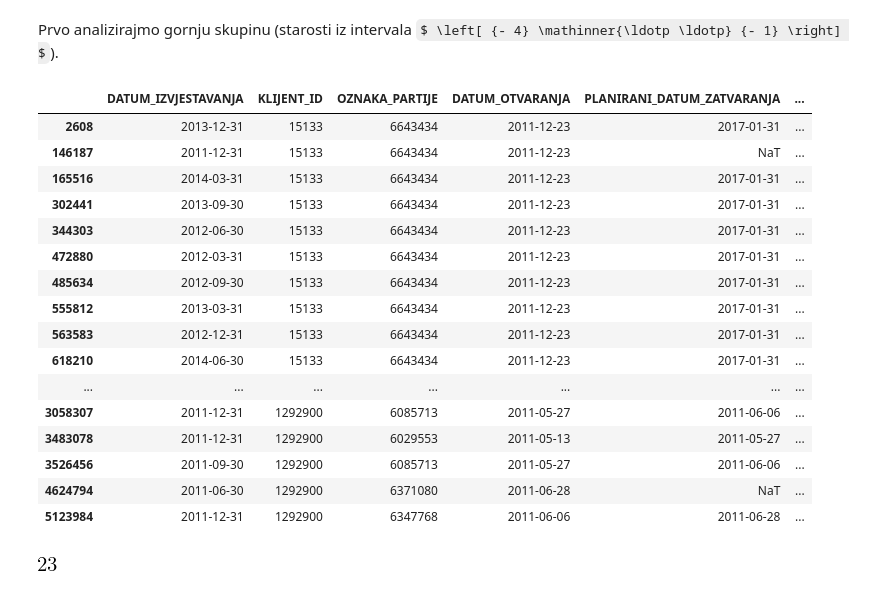
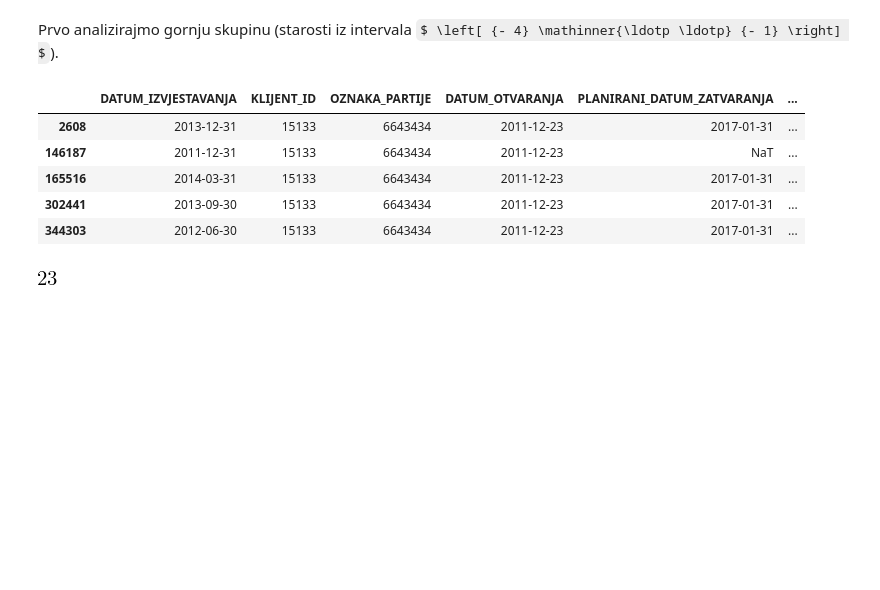
Before and after one commit to DavorPenzar/mozgalo, a Jupyter notebook: Observatorium.ipynb, the cells around one changed output. Saved outputs shown, nothing was run; the diff lists cells and outputs as text; code cells hidden in the pictures; some formulas as TeX source; blank space fills up the shorter version.

```diff
--- a/Observatorium.ipynb
+++ b/Observatorium.ipynb
@@ -478,25 +466,14 @@ Primijećujemo da su zapravo negativne starosti jako polarizirane: ili su u inte
 # %% [markdown]
 Prvo analizirajmo gornju skupinu (starosti iz intervala $ \left[ {- 4} \mathinner{\ldotp \ldotp} {- 1} \right] $).
 # %%
-df.loc[np.logical_and(df.STAROST >= -1000, df.STAROST < 0)]
+df.loc[np.logical_and(df.STAROST >= -1000, df.STAROST < 0)].head()
 # %% [output]
 |  | DATUM_IZVJESTAVANJA | KLIJENT_ID | OZNAKA_PARTIJE | DATUM_OTVARANJA | PLANIRANI_DATUM_ZATVARANJA | ... |
 | 2608 | 2013-12-31 | 15133 | 6643434 | 2011-12-23 | 2017-01-31 | ... |
 | 146187 | 2011-12-31 | 15133 | 6643434 | 2011-12-23 | NaT | ... |
 | 165516 | 2014-03-31 | 15133 | 6643434 | 2011-12-23 | 2017-01-31 | ... |
 | 302441 | 2013-09-30 | 15133 | 6643434 | 2011-12-23 | 2017-01-31 | ... |
 | 344303 | 2012-06-30 | 15133 | 6643434 | 2011-12-23 | 2017-01-31 | ... |
-| 472880 | 2012-03-31 | 15133 | 6643434 | 2011-12-23 | 2017-01-31 | ... |
-| 485634 | 2012-09-30 | 15133 | 6643434 | 2011-12-23 | 2017-01-31 | ... |
-| 555812 | 2013-03-31 | 15133 | 6643434 | 2011-12-23 | 2017-01-31 | ... |
-| 563583 | 2012-12-31 | 15133 | 6643434 | 2011-12-23 | 2017-01-31 | ... |
-| 618210 | 2014-06-30 | 15133 | 6643434 | 2011-12-23 | 2017-01-31 | ... |
-| ... | ... | ... | ... | ... | ... | ... |
-| 3058307 | 2011-12-31 | 1292900 | 6085713 | 2011-05-27 | 2011-06-06 | ... |
-| 3483078 | 2011-12-31 | 1292900 | 6029553 | 2011-05-13 | 2011-05-27 | ... |
-| 3526456 | 2011-09-30 | 1292900 | 6085713 | 2011-05-27 | 2011-06-06 | ... |
-| 4624794 | 2011-06-30 | 1292900 | 6371080 | 2011-06-28 | NaT | ... |
-| 5123984 | 2011-12-31 | 1292900 | 6347768 | 2011-06-06 | 2011-06-28 | ... |
 # %%
 df.loc[np.logical_and(df.STAROST >= -1000, df.STAROST < 0)].shape[0]
 # %% [output]
```
Also changed, not shown: parts of 5 cells of this notebook.
